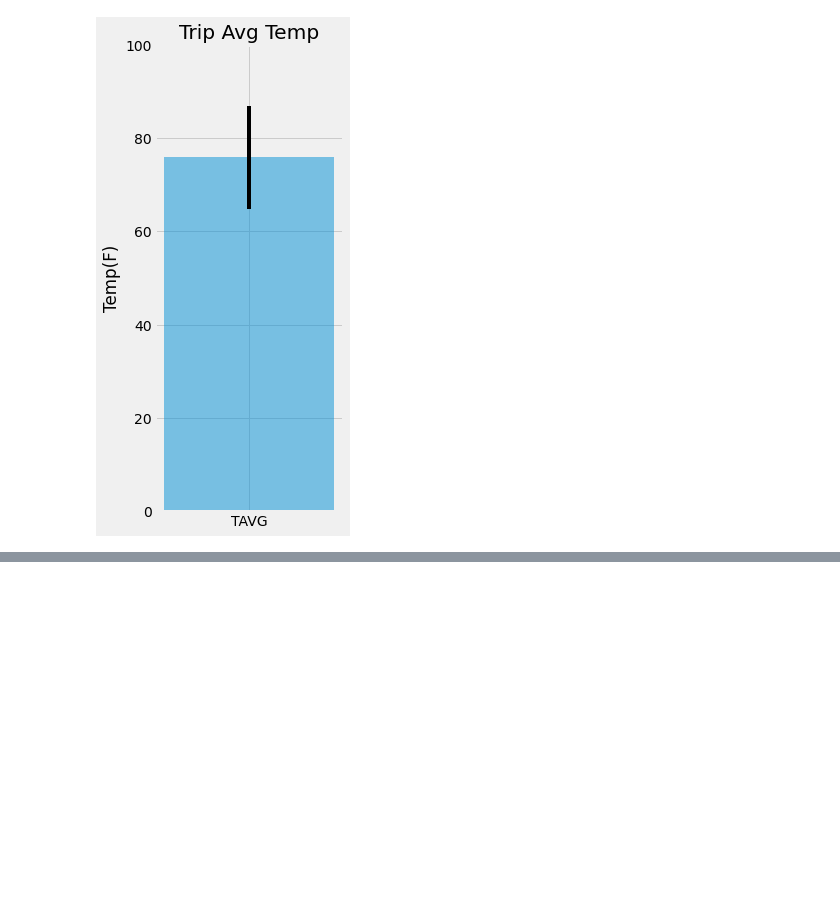
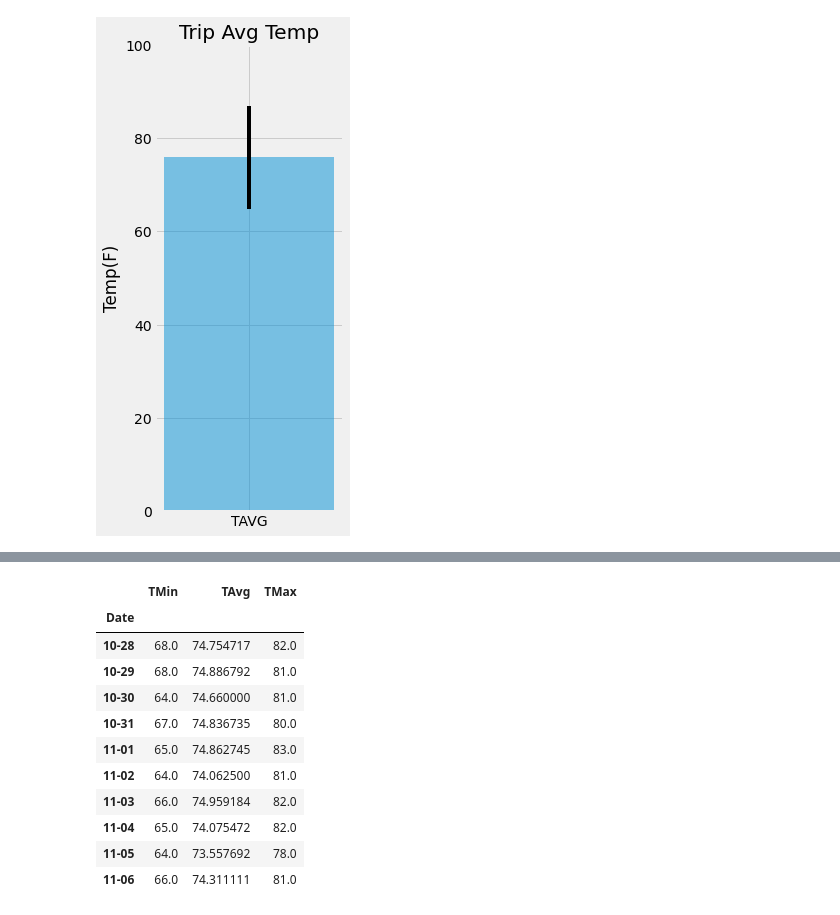
Before and after one commit to yuyhong23/sqlalchemy-challenge, a Jupyter notebook: climate_starter-Copy1.ipynb, the cells around one changed output, grey strips where cells are left out. Saved outputs shown, nothing was run; the diff lists cells and outputs as text; code cells hidden in the pictures; blank space fills up the shorter version.

Commit message:
Created the dataframe for the second part of the bonus.

```diff
--- a/climate_starter-Copy1.ipynb
+++ b/climate_starter-Copy1.ipynb
@@ -269,11 +299,20 @@ daily_normals("01-01")
 # %%
-# calculate the daily normals for your trip
+# calculate the daily normals for your trip '2016-10-28'to'2016-11-06'
 # push each tuple of calculations into a list called `normals`
-
+normals=[]
 # Set the start and end date of the trip
-
+trip_start_date = '2016-10-28'
+trip_end_date = '2016-11-06'
 # Use the start and end date to create a range of dates
-
-# Stip off the year and save a list of %m-%d strings
-
+timestamps = [dt.date(2016, 10, 28), dt.date(2016, 10, 29),
+              dt.date(2016, 10, 30), dt.date(2016, 10, 31),
+              dt.date(2016, 11, 1), dt.date(2016, 11, 2),
+              dt.date(2016, 11, 3), dt.date(2016, 11, 4),
+              dt.date(2016, 11, 5), dt.date(2016, 11, 6)]
+# Strip off the year and save a list of %m-%d strings
+date_range = [dt.date.strftime(timestamp, '%m-%d') for timestamp in timestamps]
 # Loop through the list of %m-%d strings and calculate the normals for each date
+for date in date_range:
+    normal_loop = list(np.ravel(daily_normals(date)))
+    normals.append(normal_loop)
+normals
@@ -280,4 +330,22 @@ daily_normals("01-01")
 # %%
 # Load the previous query results into a Pandas DataFrame and add the `trip_dates` range as the `date` index
+normals_df = pd.DataFrame({"TMin":[normal[0] for normal in normals],"TAvg":[normal[1] for normal in normals],
+                           "TMax":[normal[2] for normal in normals]})
+normals_df["Date"]= date_range
+normals_df.set_index("Date", inplace=True)
+normals_df
+# %% [output]
+|  | TMin | TAvg | TMax |
+| Date |  |  |  |
+| 10-28 | 68.0 | 74.754717 | 82.0 |
+| 10-29 | 68.0 | 74.886792 | 81.0 |
+| 10-30 | 64.0 | 74.660000 | 81.0 |
+| 10-31 | 67.0 | 74.836735 | 80.0 |
+| 11-01 | 65.0 | 74.862745 | 83.0 |
+| 11-02 | 64.0 | 74.062500 | 81.0 |
+| 11-03 | 66.0 | 74.959184 | 82.0 |
+| 11-04 | 65.0 | 74.075472 | 82.0 |
+| 11-05 | 64.0 | 73.557692 | 78.0 |
+| 11-06 | 66.0 | 74.311111 | 81.0 |
 # %%
 # Plot the daily normals as an area plot with `stacked=False`
```
Also changed, not shown: parts of 4 cells of this notebook.
